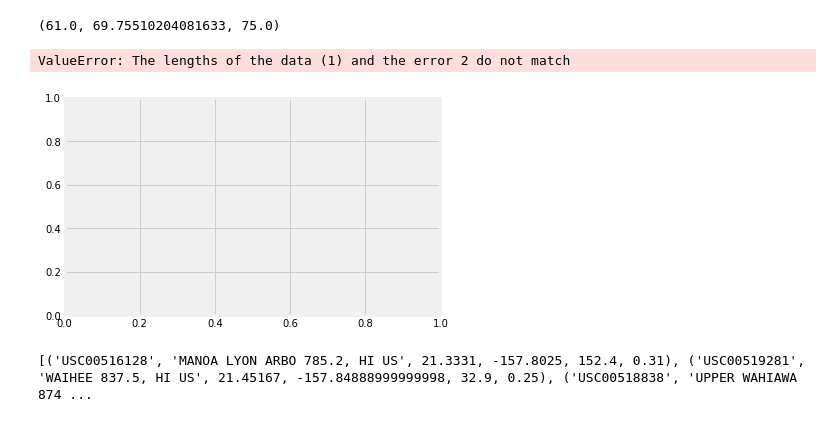
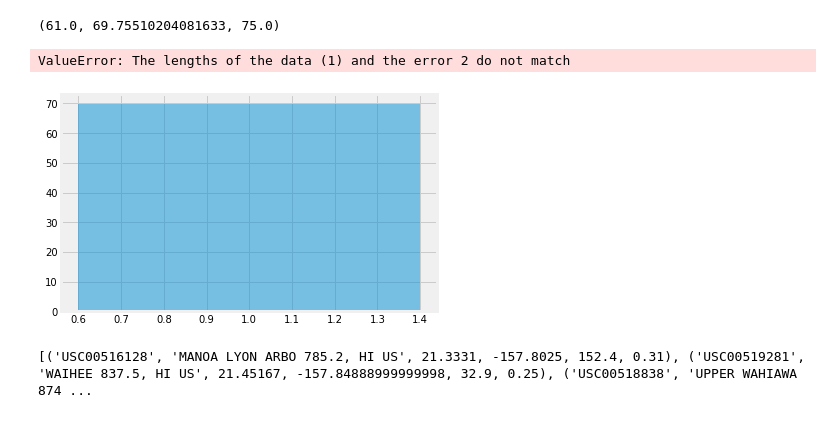
Before and after one commit to GriffinDiemer/advanced-data-homework, a Jupyter notebook: advanced-data-homework/climate_starter.ipynb, the cells around one changed output. Cells and saved outputs as stored; diff of their text form; code cells hidden in the pictures.

```diff
--- a/advanced-data-homework/climate_starter.ipynb
+++ b/advanced-data-homework/climate_starter.ipynb
@@ -259,27 +255,30 @@ trip_temps
 # %%
 # Plot the results from your previous query as a bar chart.
 # Use "Trip Avg Temp" as your Title
 # Use the average temperature for the y value
 # Use the peak-to-peak (tmax-tmin) value as the y error bar (yerr)
-fig, ax = plt.subplots()
+#fig, ax = plt.subplots()
 bottom = trip_temps[1]-trip_temps[0]
 top = trip_temps[2]-trip_temps[1]
-ax.errorbar(1,trip_temps[1], yerr = [bottom,top])
+temp = trip_temps[1]
+yerror = [bottom, top]
+plt.bar(1,trip_temps[1], alpha=.5)
+#plt.errorbar(1,temp, yerr = yerror)
 #ax.set_xlabel("date")
-ax.set_ylabel("Temp(F)")
+#ax.set_ylabel("Temp(F)")
 #ax.set_xticks()
-ax.set_xticklabels("")
+#ax.set_xticklabels("")
 #ax.set_yticklabels(dates[::-1])
-ax.set_title("Trip Avg Temp")
-fig.tight_layout()
-ax.yerr(trip_temp[0],trip_temp[1])
-ax.legend()
+#ax.set_title("Trip Avg Temp")
+#fig.tight_layout()
+#ax.yerr(trip_temp[0],trip_temp[1])
+#ax.legend()
 plt.grid(b=True)
 plt.show()
 fig.savefig('./TripAvgTemp.png')
 # %% [output]
 ValueError: The lengths of the data (1) and the error 2 do not match
-[figure, old version]
+[figure, new version]
 # %%
 # Calculate the total amount of rainfall per weather station for your trip dates using the previous year's matching dates.
 # Sort this in descending order by precipitation amount and list the station, name, latitude, longitude, and elevation
```
Also changed, not shown: parts of 2 cells of this notebook, 1 other file.
